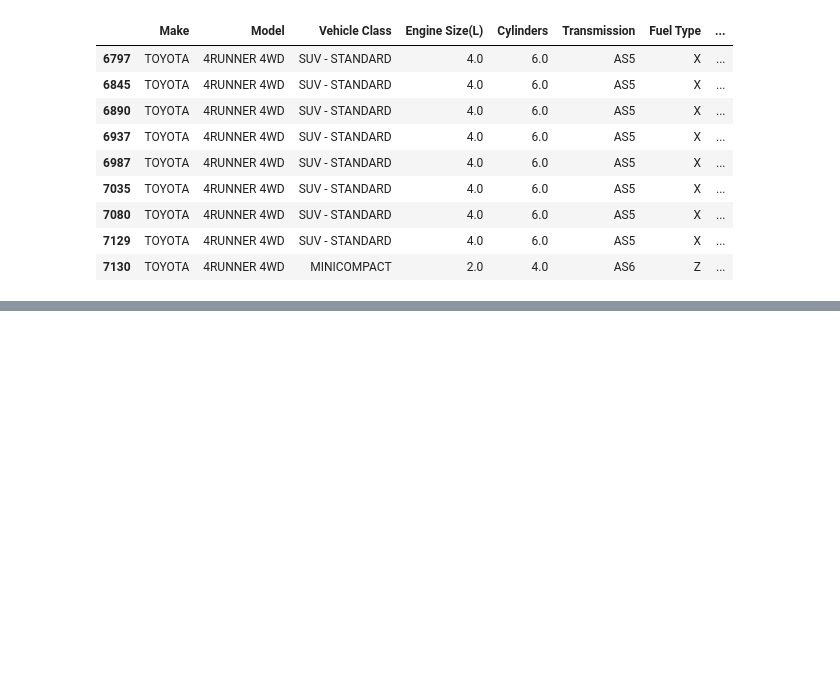
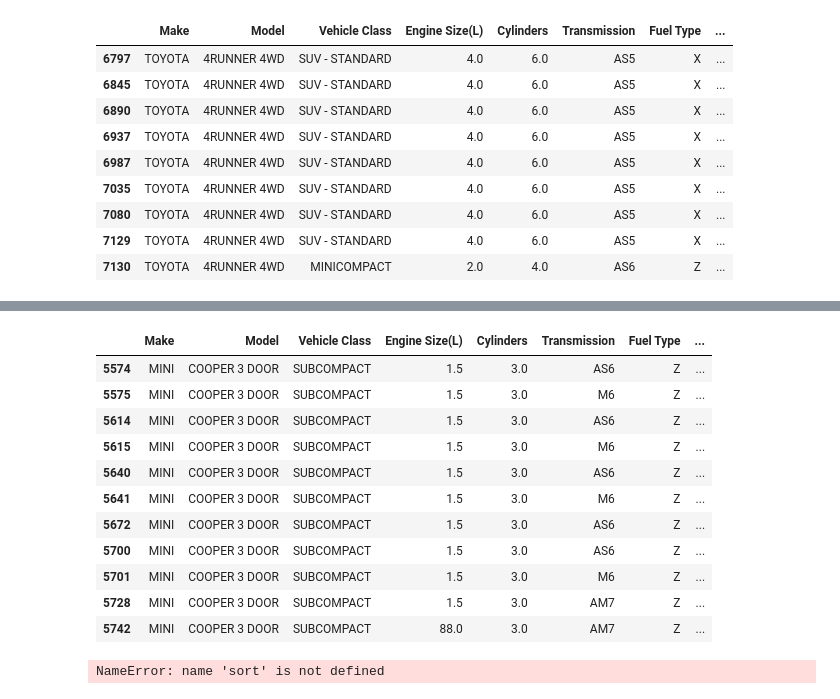
Before and after one commit to shangeethAlex/fdm_ml_project, a Jupyter notebook: notebook/EDA_CO2_emission.ipynb, the cells around one changed output, grey strips where cells are left out. Saved outputs shown, nothing was run; the diff lists cells and outputs as text; code cells hidden in the pictures; blank space fills up the shorter version.

Commit message:
engine size refinement

```diff
--- a/notebook/EDA_CO2_emission.ipynb
+++ b/notebook/EDA_CO2_emission.ipynb
@@ -1076,0 +1124,17 @@ data_prep[
+# %%
+data_prep[
+    (data_prep["Make"] == "MINI") &
+    (data_prep["Model"] == "COOPER 3 DOOR")]
+# %% [output]
+|  | Make | Model | Vehicle Class | Engine Size(L) | Cylinders | Transmission | Fuel Type | ... |
+| 5574 | MINI | COOPER 3 DOOR | SUBCOMPACT | 1.5 | 3.0 | AS6 | Z | ... |
+| 5575 | MINI | COOPER 3 DOOR | SUBCOMPACT | 1.5 | 3.0 | M6 | Z | ... |
+| 5614 | MINI | COOPER 3 DOOR | SUBCOMPACT | 1.5 | 3.0 | AS6 | Z | ... |
+| 5615 | MINI | COOPER 3 DOOR | SUBCOMPACT | 1.5 | 3.0 | M6 | Z | ... |
+| 5640 | MINI | COOPER 3 DOOR | SUBCOMPACT | 1.5 | 3.0 | AS6 | Z | ... |
+| 5641 | MINI | COOPER 3 DOOR | SUBCOMPACT | 1.5 | 3.0 | M6 | Z | ... |
+| 5672 | MINI | COOPER 3 DOOR | SUBCOMPACT | 1.5 | 3.0 | AS6 | Z | ... |
+| 5700 | MINI | COOPER 3 DOOR | SUBCOMPACT | 1.5 | 3.0 | AS6 | Z | ... |
+| 5701 | MINI | COOPER 3 DOOR | SUBCOMPACT | 1.5 | 3.0 | M6 | Z | ... |
+| 5728 | MINI | COOPER 3 DOOR | SUBCOMPACT | 1.5 | 3.0 | AM7 | Z | ... |
+| 5742 | MINI | COOPER 3 DOOR | SUBCOMPACT | 88.0 | 3.0 | AM7 | Z | ... |
@@ -1076,0 +1146,6 @@ data_prep[
+# %%
+data_prep[
+    (data_prep["Make"] == "DODGE") &
+    (data_prep["Model"] == "CHALLENGER")]
+# %% [output]
+NameError: name 'sort' is not defined
```
Also changed, not shown: parts of 4 cells of this notebook, 1 other file.
